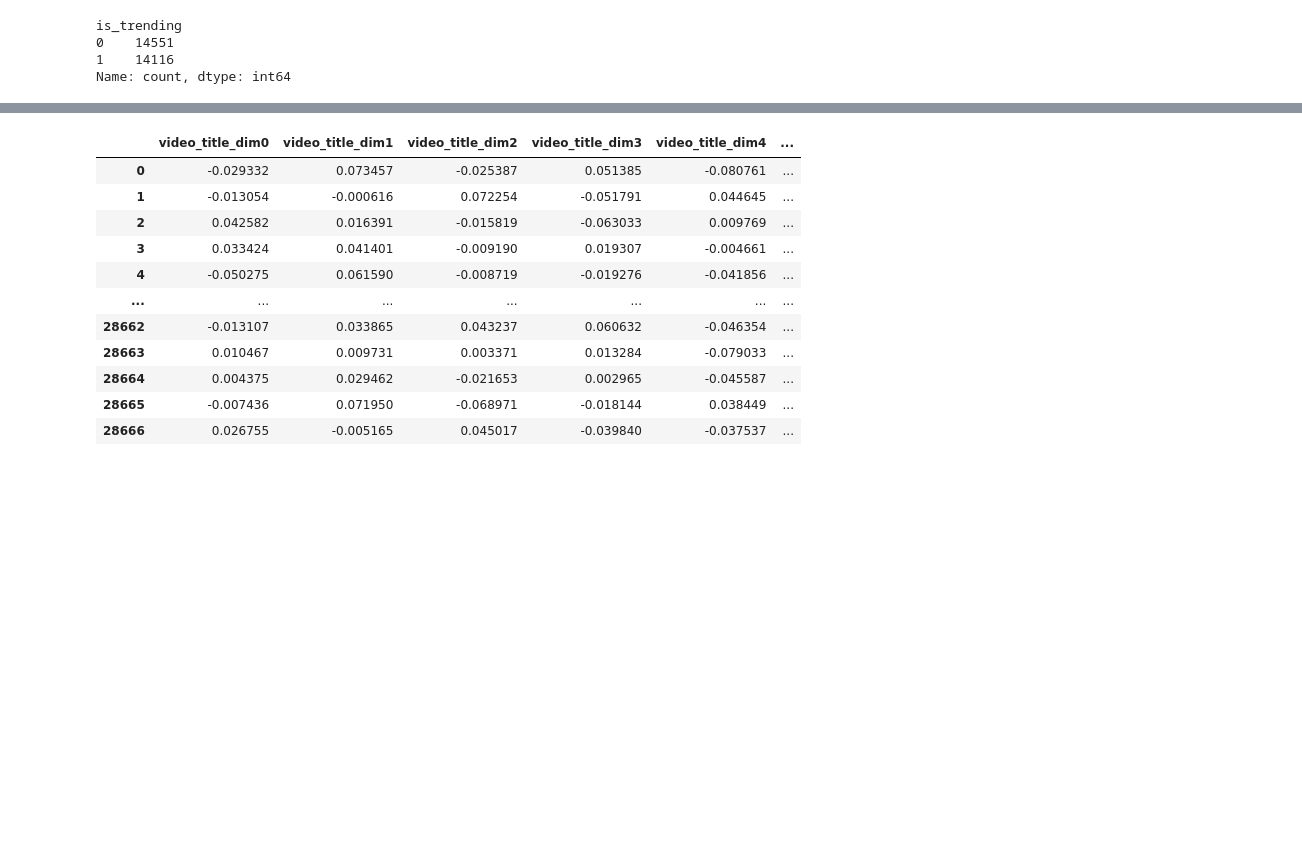
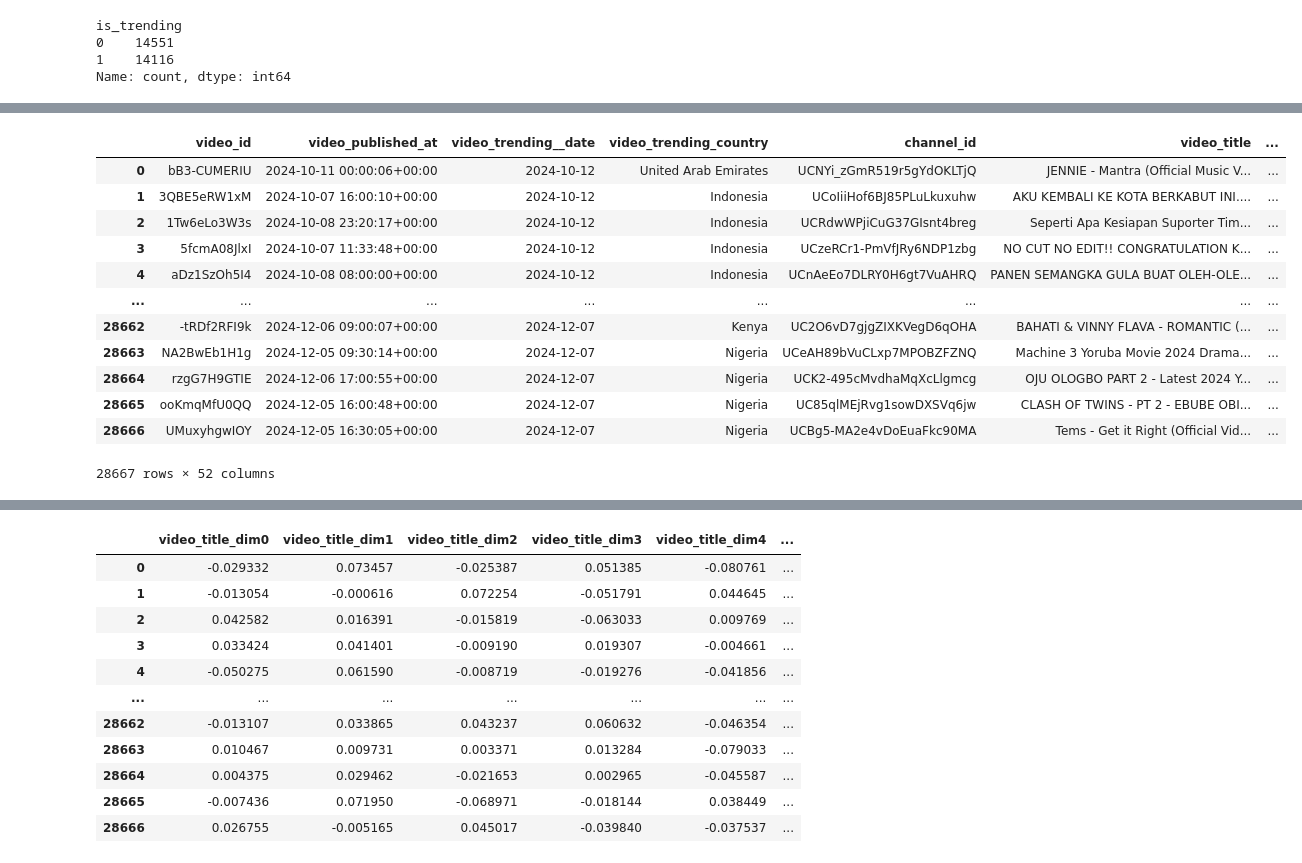
Before and after one commit to arvnoodle/youtubeanalysis, a Jupyter notebook: final_pipeline/classification_ntbk/5_random_forest_nodups_classification_V3_2.ipynb, the cells around one changed output, grey strips where cells are left out. Saved outputs shown, nothing was run; the diff lists cells and outputs as text; code cells hidden in the pictures; blank space fills up the shorter version.

```diff
--- a/final_pipeline/classification/5_random_forest_nodups_classification_V3_2.ipynb
+++ b/final_pipeline/classification_ntbk/5_random_forest_nodups_classification_V3_2.ipynb
@@ -90,7 +85,7 @@ def detect_objects(image):
     return result
 
 def analyze_colors(image):
-    image = image.resize((100, 100))  # Resize for speed
+    #image = image.resize((100, 100))  # Resize for speed
     pixels = np.array(image).reshape(-1, 3)  # Flatten pixels
     dominant_color = np.mean(pixels, axis=0)  # Average color (RGB)
     brightness = np.mean(np.sqrt(np.sum(pixels**2, axis=1)))  # Brightness metric
@@ -109,0 +100,37 @@ Downloading https://github.com/ultralytics/assets/releases/download/v8.3.0/yolo1
+# %%
+import requests
+from io import BytesIO
+from PIL import Image
+from concurrent.futures import ThreadPoolExecutor, as_completed
+from tqdm import tqdm
+import pandas as pd
+
+def process_thumbnail(index, url):
+    try:
+        # Download image
+        response = requests.get(url, timeout=5)
+        image = Image.open(BytesIO(response.content)).convert("RGB")
+
+        # Detect objects
+        detection_results = detect_objects(image)
+        color_analysis = analyze_colors(image)
+        combined_results = {**detection_results, **color_analysis, 'thumbnail_url': url}
+        return index, combined_results
+    except Exception as e:
+        return index, {'thumbnail_url': url, 'error': str(e)}
+
+# List to store results in order
+results_list = [None] * len(thumbnail_urls)
+
+# Using ThreadPoolExecutor
+with ThreadPoolExecutor(max_workers=10) as executor:
+    futures = {
+        executor.submit(process_thumbnail, i, url): i for i, url in enumerate(thumbnail_urls)
+    }
+    for future in tqdm(as_completed(futures), total=len(futures), desc="Processing Thumbnails", unit="image"):
+        index, result = future.result()
+        results_list[index] = result  # Store result at the correct index
+
+# Convert results to DataFrame and merge with original data
+results_df = pd.DataFrame(results_list)
+final_data = pd.merge(data, results_df, how="left", left_on='video_default_thumbnail', right_on='thumbnail_url')
@@ -110 +156,17 @@ Downloading https://github.com/ultralytics/assets/releases/download/v8.3.0/yolo1
+# %%
+final_data
+# %% [output]
+|  | video_id | video_published_at | video_trending__date | video_trending_country | channel_id | video_title | ... |
+| 0 | bB3-CUMERIU | 2024-10-11 00:00:06+00:00 | 2024-10-12 | United Arab Emirates | UCNYi_zGmR519r5gYdOKLTjQ | JENNIE - Mantra (Official Music V... | ... |
+| 1 | 3QBE5eRW1xM | 2024-10-07 16:00:10+00:00 | 2024-10-12 | Indonesia | UCoIiiHof6BJ85PLuLkuxuhw | AKU KEMBALI KE KOTA BERKABUT INI.... | ... |
+| 2 | 1Tw6eLo3W3s | 2024-10-08 23:20:17+00:00 | 2024-10-12 | Indonesia | UCRdwWPjiCuG37GIsnt4breg | Seperti Apa Kesiapan Suporter Tim... | ... |
+| 3 | 5fcmA08JlxI | 2024-10-07 11:33:48+00:00 | 2024-10-12 | Indonesia | UCzeRCr1-PmVfJRy6NDP1zbg | NO CUT NO EDIT!! CONGRATULATION K... | ... |
+| 4 | aDz1SzOh5I4 | 2024-10-08 08:00:00+00:00 | 2024-10-12 | Indonesia | UCnAeEo7DLRY0H6gt7VuAHRQ | PANEN SEMANGKA GULA BUAT OLEH-OLE... | ... |
+| ... | ... | ... | ... | ... | ... | ... | ... |
+| 28662 | -tRDf2RFI9k | 2024-12-06 09:00:07+00:00 | 2024-12-07 | Kenya | UC2O6vD7gjgZIXKVegD6qOHA | BAHATI & VINNY FLAVA - ROMANTIC (... | ... |
+| 28663 | NA2BwEb1H1g | 2024-12-05 09:30:14+00:00 | 2024-12-07 | Nigeria | UCeAH89bVuCLxp7MPOBZFZNQ | Machine 3 Yoruba Movie 2024 Drama... | ... |
+| 28664 | rzgG7H9GTIE | 2024-12-06 17:00:55+00:00 | 2024-12-07 | Nigeria | UCK2-495cMvdhaMqXcLlgmcg | OJU OLOGBO PART 2 - Latest 2024 Y... | ... |
+| 28665 | ooKmqMfU0QQ | 2024-12-05 16:00:48+00:00 | 2024-12-07 | Nigeria | UC85qlMEjRvg1sowDXSVq6jw | CLASH OF TWINS - PT 2 - EBUBE OBI... | ... |
+| 28666 | UMuxyhgwIOY | 2024-12-05 16:30:05+00:00 | 2024-12-07 | Nigeria | UCBg5-MA2e4vDoEuaFkc90MA | Tems - Get it Right (Official Vid... | ... |
+28667 rows × 52 columns
 # %%
```
Also changed, not shown: parts of 5 cells of this notebook, 7 other files.
